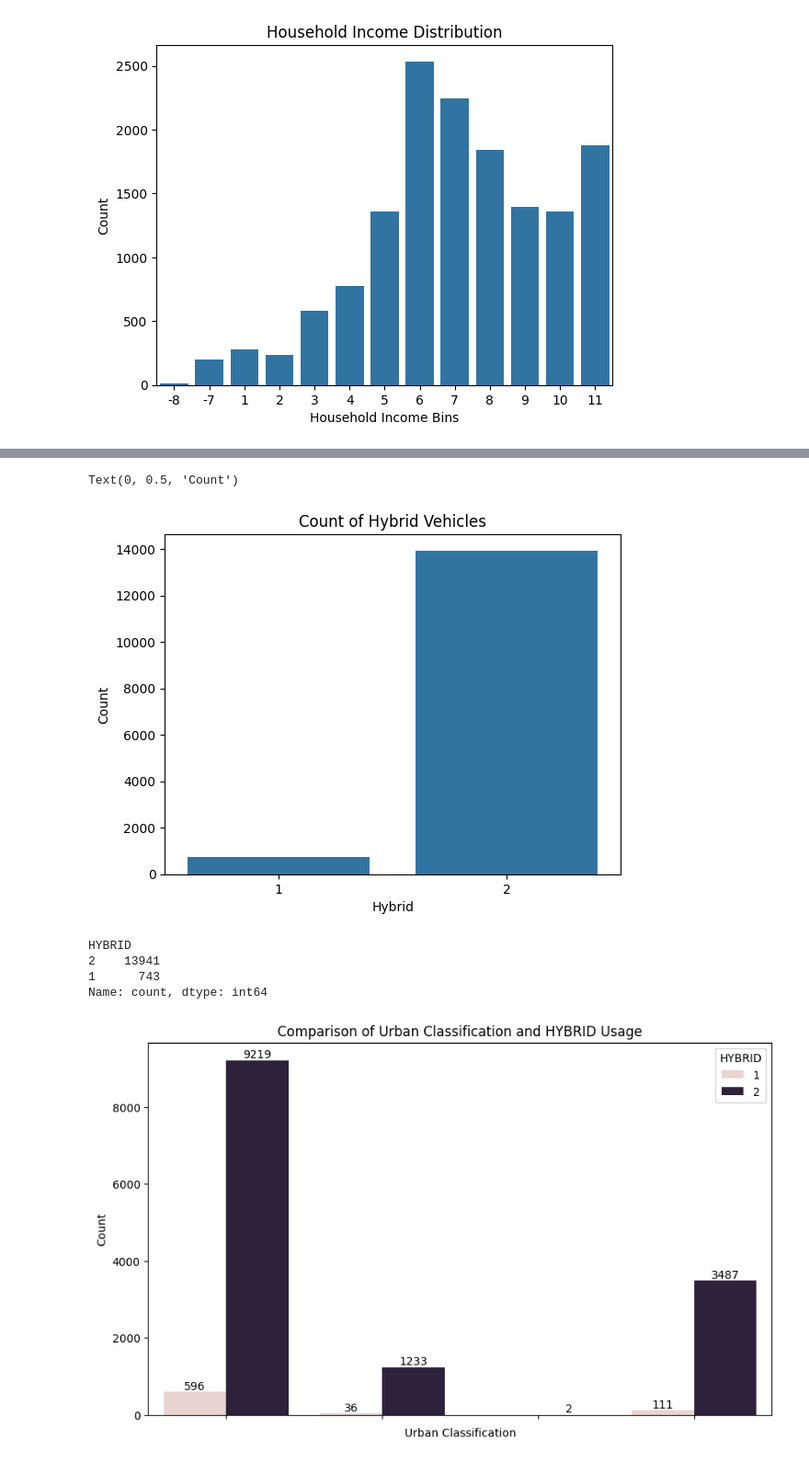
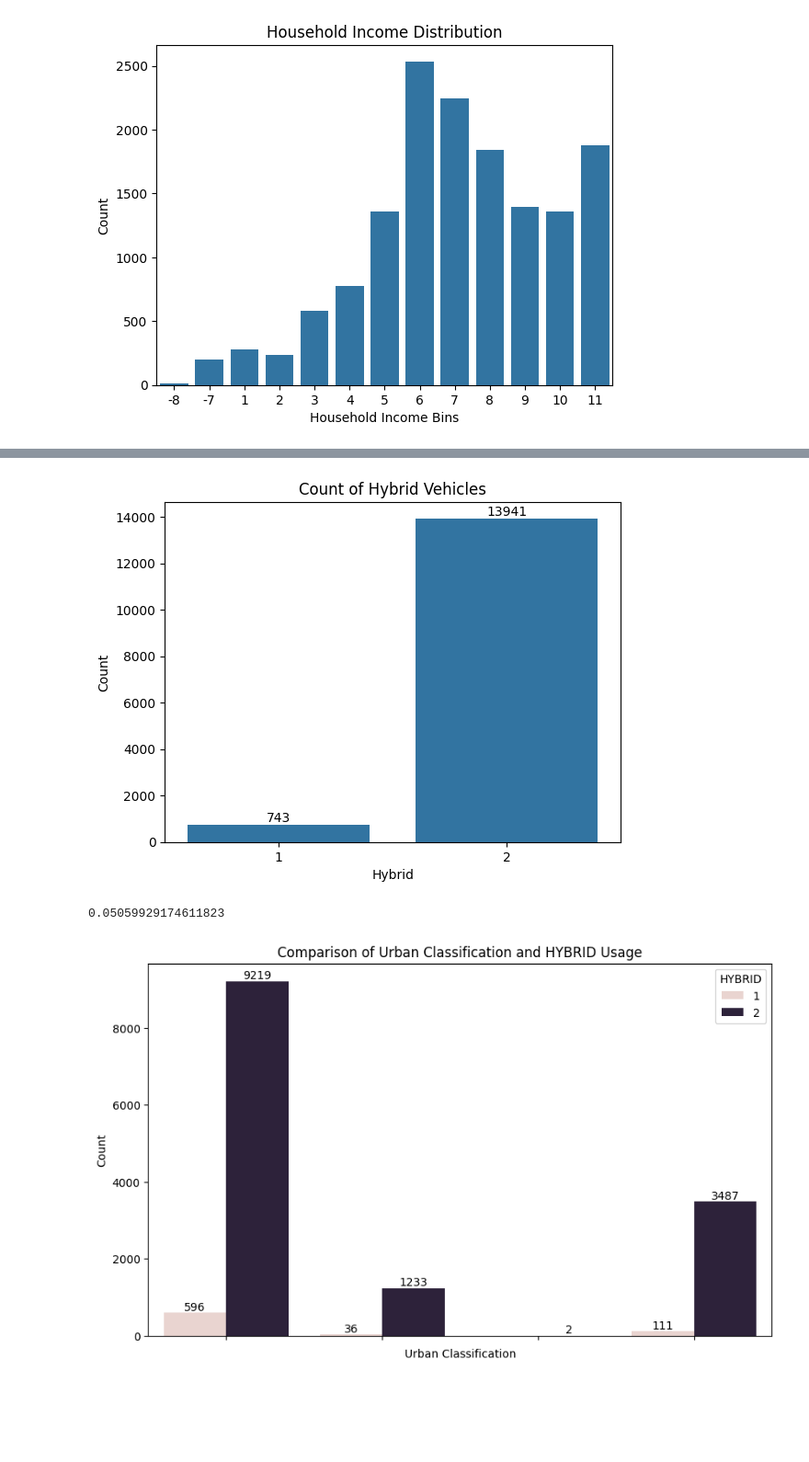
Before and after one commit to AdvayBhatt/gm_project, a Jupyter notebook: gm_proj/preprocessing/linear_not_neural.ipynb, the cells around one changed output, grey strips where cells are left out. Shown at 92% size. Cells and saved outputs as stored; diff of their text form; code cells hidden in the pictures; blank space fills up the shorter version.

```diff
--- a/gm_proj/preprocessing/linear_not_neural.ipynb
+++ b/gm_proj/preprocessing/linear_not_neural.ipynb
@@ -143,0 +78,12 @@ Index(['HOUSEID', 'VEHID', 'VEHYEAR', 'MAKE', 'VEHTYPE', 'VEHFUEL',
+# %%
+# Create an OrdinalEncoder instance
+year_order = [1982, 1990, 1991, 1992, 1993, 1994, 1995, 1996,
+              1997, 1998, 1999, 2000, 2001, 2002, 2003, 2004, 2005,
+              2006, 2007, 2008, 2009, 2010, 2011, 2012, 2013, 2014,
+              2015, 2016, 2017, 2018, 2019, 2020, 2021, 2022, 2023]
+ordinal_encoder = OrdinalEncoder(categories=[year_order])
+
+# Transform the data and add to new column
+df['VEHYEAR'] = ordinal_encoder.fit_transform(df[['VEHYEAR']])
+
+df
@@ -155,20 +193,23 @@ plt.show()
 # %%
-sns.countplot(x='HYBRID', data=df)
+ax = sns.countplot(x='HYBRID', data=df)
 plt.title('Count of Hybrid Vehicles')
 plt.xlabel('Hybrid')
 plt.ylabel('Count')
-#1 is yes so very very skewed
+
+# Add count labels above the bars
+for container in ax.containers:
+    ax.bar_label(container, fmt='%d')
+#1 is yes so very very skewed, but we're tying to predict the small number in 1!
 # %% [output]
-Text(0, 0.5, 'Count')
-[figure, old version]
+[figure, new version]
 # %%
 #let's see how many said yes
-df['HYBRID'].value_counts()
+
+
+
+(743/(13941+743) )
 # %% [output]
-HYBRID
-2    13941
-1      743
-Name: count, dtype: int64
+0.05059929174611823
 # %%
 
 
```
Also changed, not shown: parts of 42 cells of this notebook, 1 other file.
